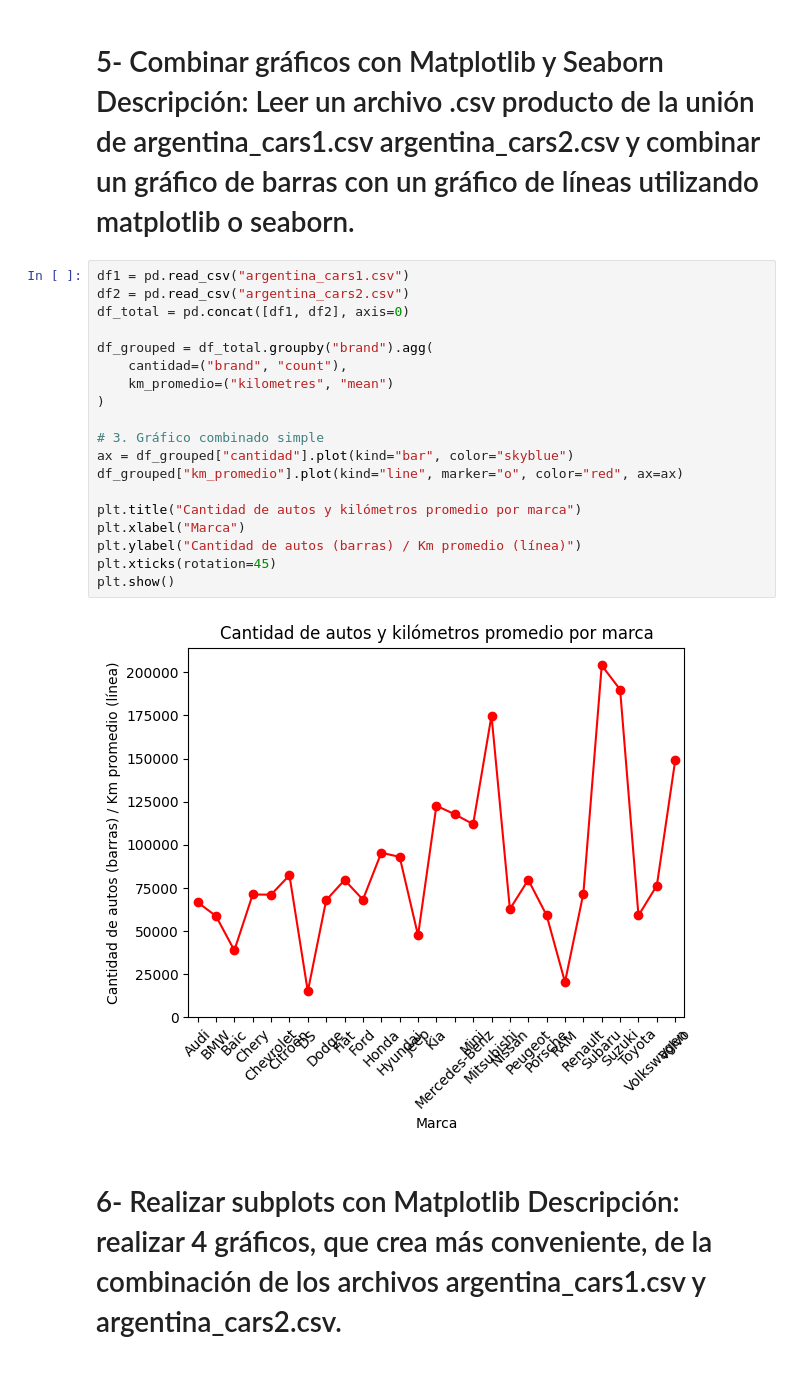
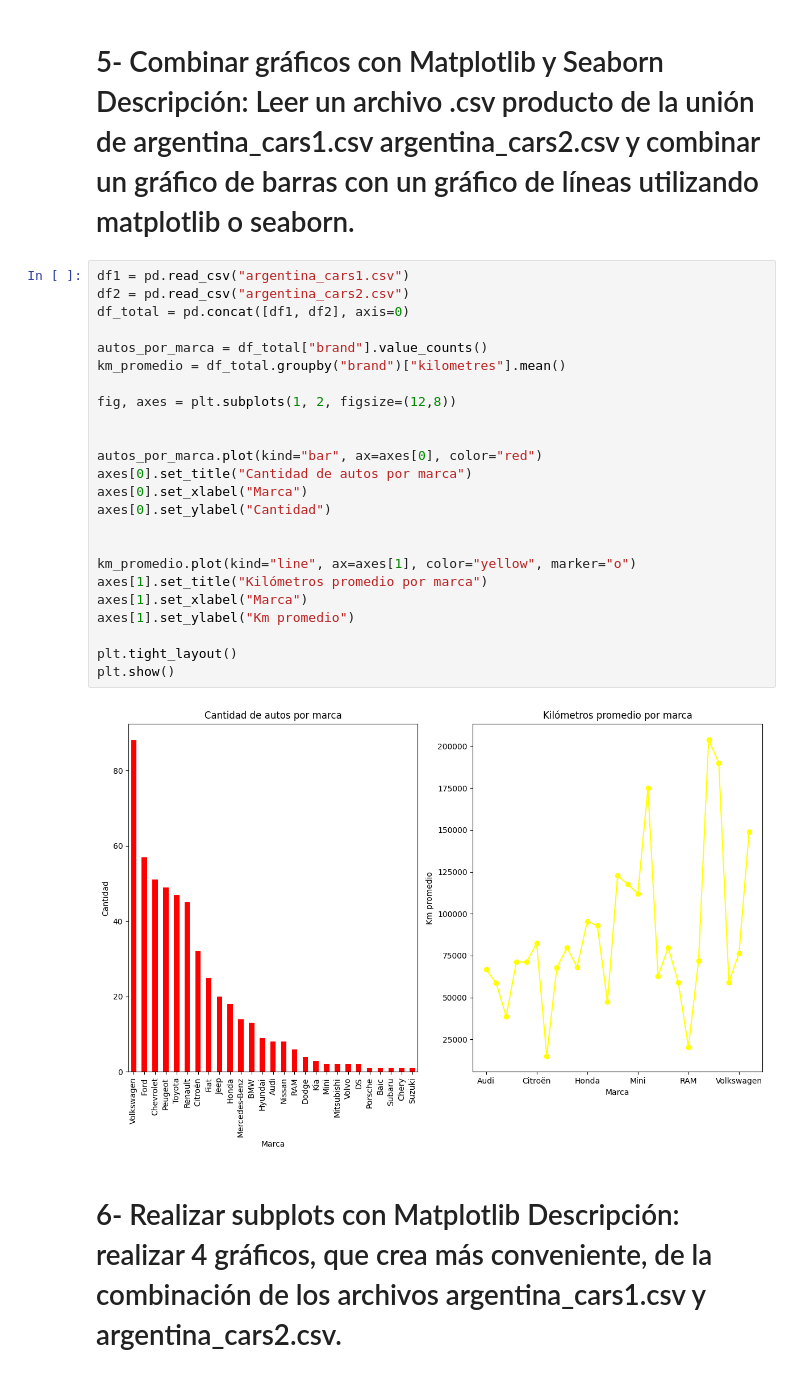
Before and after one commit to MaxiNcatalan/TP_PandasNumpy, a Jupyter notebook: PandaTP1.ipynb, the cells around one changed output. Cells and saved outputs as stored; diff of their text form.

```diff
--- a/PandaTP1.ipynb
+++ b/PandaTP1.ipynb
@@ -102,24 +102,29 @@ plt.show()
 # %%
 df1 = pd.read_csv("argentina_cars1.csv")
 df2 = pd.read_csv("argentina_cars2.csv")
 df_total = pd.concat([df1, df2], axis=0)
 
-df_grouped = df_total.groupby("brand").agg(
-    cantidad=("brand", "count"),
-    km_promedio=("kilometres", "mean")
-)
+autos_por_marca = df_total["brand"].value_counts()
+km_promedio = df_total.groupby("brand")["kilometres"].mean()
 
-# 3. Gráfico combinado simple
-ax = df_grouped["cantidad"].plot(kind="bar", color="skyblue")
-df_grouped["km_promedio"].plot(kind="line", marker="o", color="red", ax=ax)
+fig, axes = plt.subplots(1, 2, figsize=(12,8))
 
-plt.title("Cantidad de autos y kilómetros promedio por marca")
-plt.xlabel("Marca")
-plt.ylabel("Cantidad de autos (barras) / Km promedio (línea)")
-plt.xticks(rotation=45)
+
+autos_por_marca.plot(kind="bar", ax=axes[0], color="red")
+axes[0].set_title("Cantidad de autos por marca")
+axes[0].set_xlabel("Marca")
+axes[0].set_ylabel("Cantidad")
+
+
+km_promedio.plot(kind="line", ax=axes[1], color="yellow", marker="o")
+axes[1].set_title("Kilómetros promedio por marca")
+axes[1].set_xlabel("Marca")
+axes[1].set_ylabel("Km promedio")
+
+plt.tight_layout()
 plt.show()
 # %% [output]
-[figure, old version]
+[figure, new version]
 # %% [markdown]
 # 6- Realizar subplots con Matplotlib  Descripción: realizar 4 gráficos, que crea más conveniente,  de la combinación de los archivos argentina_cars1.csv y argentina_cars2.csv.
 # %%
```
